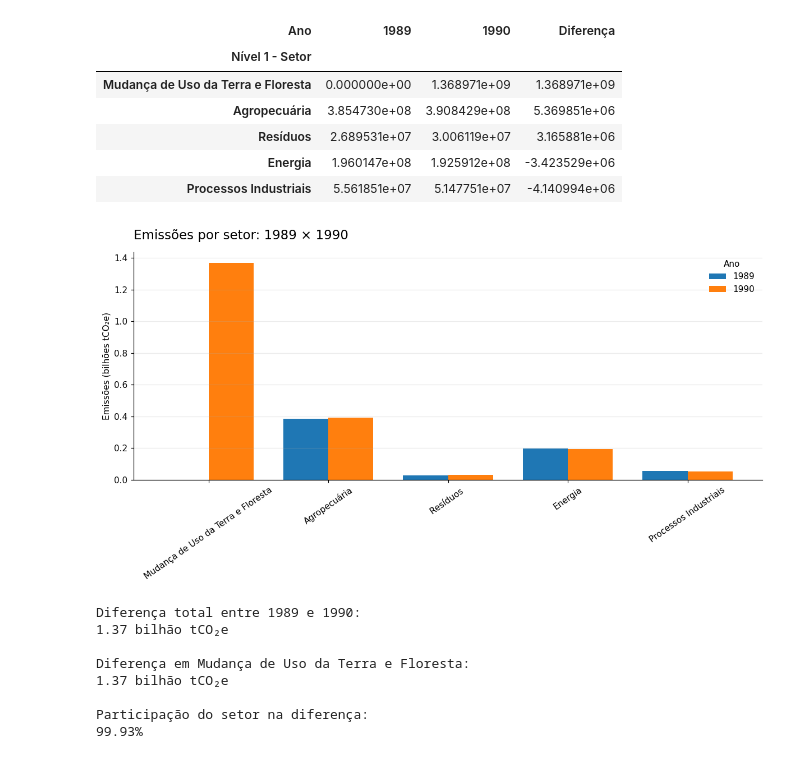
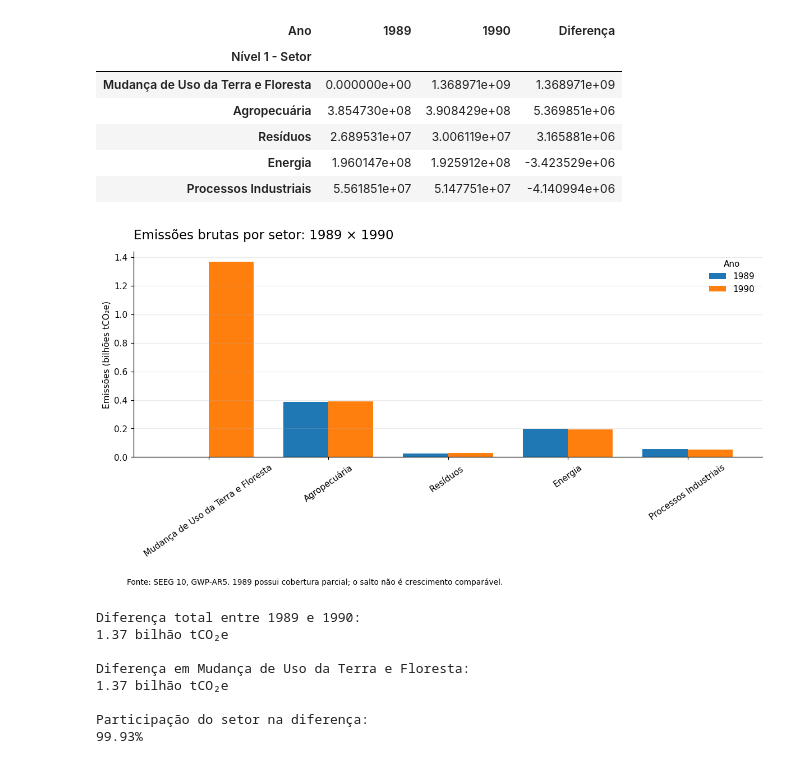
Before and after one commit to GustavoMedeiros601/brazil-ghg-emissions-analysis, a Jupyter notebook: notebook/02_exploratory_analysis.ipynb, the cells around one changed output. Cells and saved outputs as stored; diff of their text form; code cells hidden in the pictures.

```diff
--- a/notebook/02_exploratory_analysis.ipynb
+++ b/notebook/02_exploratory_analysis.ipynb
@@ -807,37 +796,39 @@ ax = comparacao_grafico.plot(
 )
 
 ax.set_title(
-    "Emissões por setor: 1989 × 1990",
+    "Emissões brutas por setor: 1989 × 1990",
     loc="left",
     fontsize=15,
     pad=15
 )
 
 ax.set_xlabel("")
 ax.set_ylabel("Emissões (bilhões tCO₂e)")
 
 ax.tick_params(
     axis="x",
     rotation=35
 )
 
 ax.grid(
     axis="y",
     alpha=0.25
 )
 
 ax.spines["top"].set_visible(False)
 ax.spines["right"].set_visible(False)
 
 plt.legend(
     title="Ano",
     frameon=False
 )
 
-plt.tight_layout()
+plt.gcf().text(.05, .015, 'Fonte: SEEG 10, GWP-AR5. 1989 possui cobertura parcial; o salto não é crescimento comparável.', fontsize=9)
+plt.tight_layout(rect=(0,.06,1,1))
+plt.gcf().savefig(IMAGES_DIR / "cobertura_1989_1990.png", dpi=150, bbox_inches="tight")
 plt.show()
 # %% [output]
-[figure, old version]
+[figure, new version]
 # %%
 diferenca_total = (
     emissao_anual.loc[
```
Also changed, not shown: parts of 17 cells of this notebook, 20 other files.
